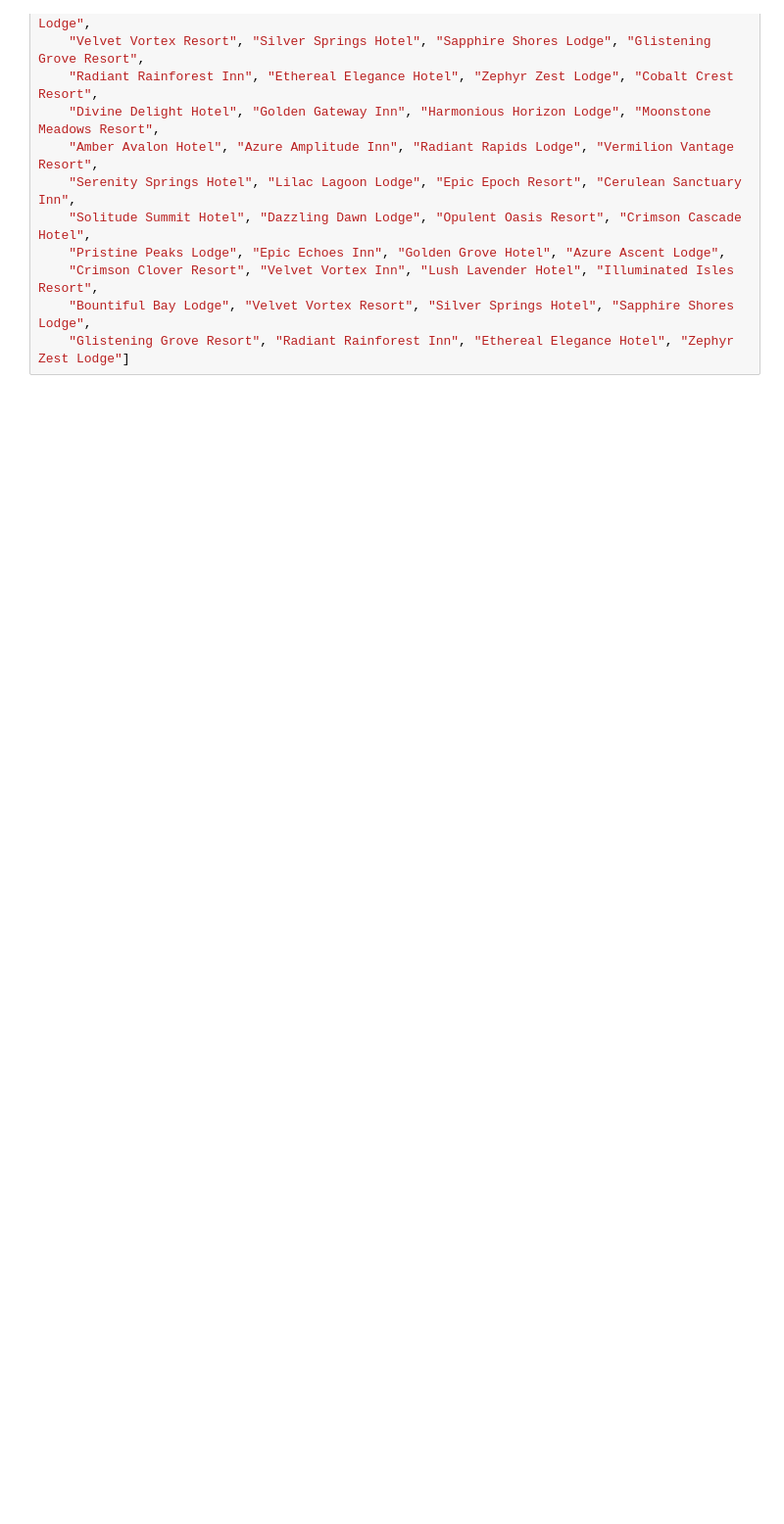
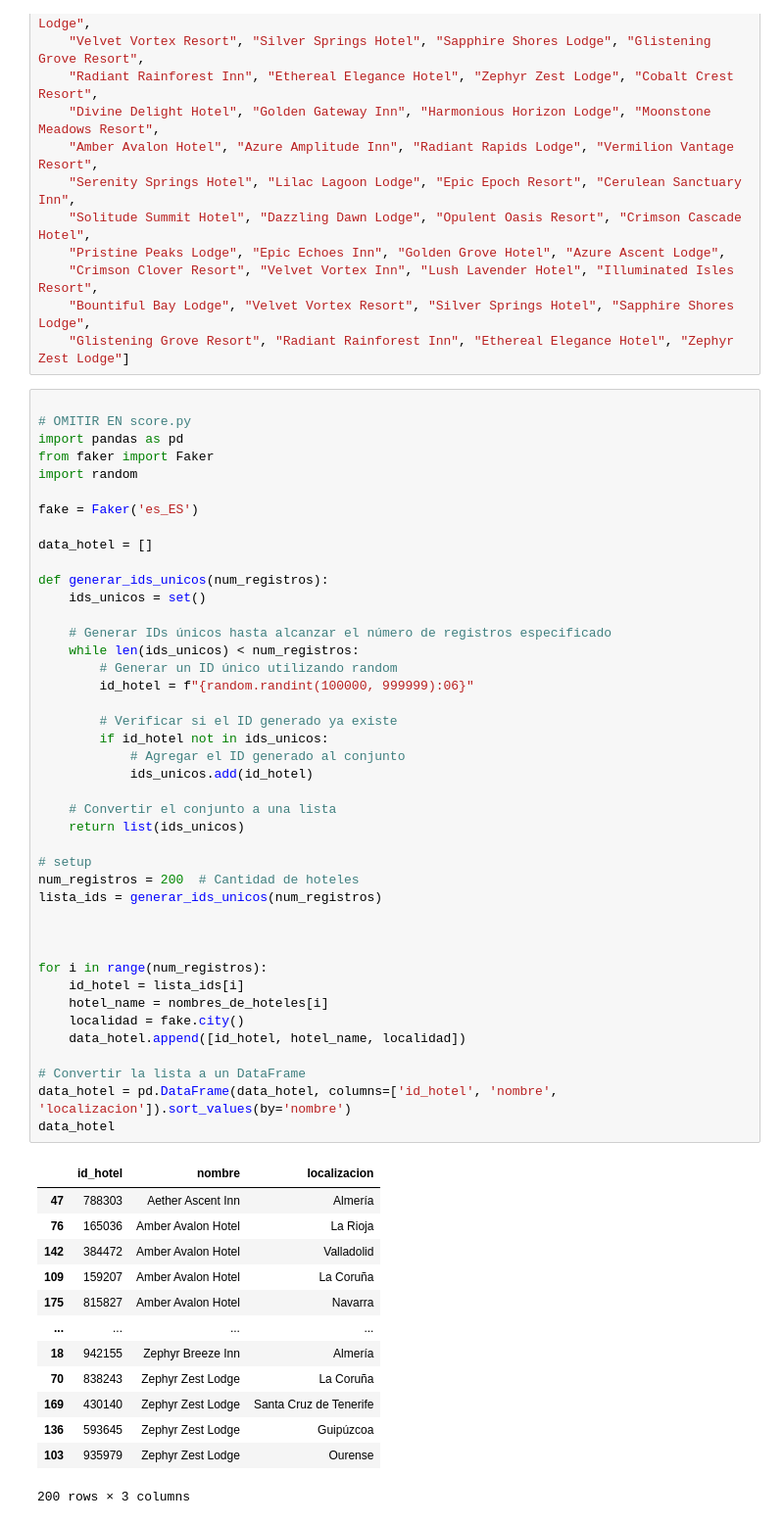
Before and after one commit to Equipo-1-FS-JAASC/Data-project-1, a Jupyter notebook: bbdd/scoring_jupyter.ipynb, the cells around one changed output. Shown at 98% size. Saved outputs shown, nothing was run; the diff lists cells and outputs as text; blank space fills up the shorter version.

```diff
--- a/bbdd/scoring_jupyter.ipynb
+++ b/bbdd/scoring_jupyter.ipynb
@@ -1307,3 +1307,59 @@ nombres_de_hoteles = [
     "Crimson Clover Resort", "Velvet Vortex Inn", "Lush Lavender Hotel", "Illuminated Isles Resort",
     "Bountiful Bay Lodge", "Velvet Vortex Resort", "Silver Springs Hotel", "Sapphire Shores Lodge",
     "Glistening Grove Resort", "Radiant Rainforest Inn", "Ethereal Elegance Hotel", "Zephyr Zest Lodge"]
+# %%
+
+# OMITIR EN score.py
+import pandas as pd
+from faker import Faker
+import random
+
+fake = Faker('es_ES')
+
+data_hotel = []
+
+def generar_ids_unicos(num_registros):
+    ids_unicos = set()
+
+    # Generar IDs únicos hasta alcanzar el número de registros especificado
+    while len(ids_unicos) < num_registros:
+        # Generar un ID único utilizando random
+        id_hotel = f"{random.randint(100000, 999999):06}"
+
+        # Verificar si el ID generado ya existe
+        if id_hotel not in ids_unicos:
+            # Agregar el ID generado al conjunto
+            ids_unicos.add(id_hotel)
+
+    # Convertir el conjunto a una lista
+    return list(ids_unicos)
+
+# setup
+num_registros = 200  # Cantidad de hoteles
+lista_ids = generar_ids_unicos(num_registros)
+
+
+
+for i in range(num_registros):
+    id_hotel = lista_ids[i]
+    hotel_name = nombres_de_hoteles[i]
+    localidad = fake.city()
+    data_hotel.append([id_hotel, hotel_name, localidad])
+
+# Convertir la lista a un DataFrame
+data_hotel = pd.DataFrame(data_hotel, columns=['id_hotel', 'nombre', 'localizacion']).sort_values(by='nombre')
+data_hotel
+# %% [output]
+|  | id_hotel | nombre | localizacion |
+| 47 | 788303 | Aether Ascent Inn | Almería |
+| 76 | 165036 | Amber Avalon Hotel | La Rioja |
+| 142 | 384472 | Amber Avalon Hotel | Valladolid |
+| 109 | 159207 | Amber Avalon Hotel | La Coruña |
+| 175 | 815827 | Amber Avalon Hotel | Navarra |
+| ... | ... | ... | ... |
+| 18 | 942155 | Zephyr Breeze Inn | Almería |
+| 70 | 838243 | Zephyr Zest Lodge | La Coruña |
+| 169 | 430140 | Zephyr Zest Lodge | Santa Cruz de Tenerife |
+| 136 | 593645 | Zephyr Zest Lodge | Guipúzcoa |
+| 103 | 935979 | Zephyr Zest Lodge | Ourense |
+200 rows × 3 columns
```
Also changed, not shown: 1 other file.
